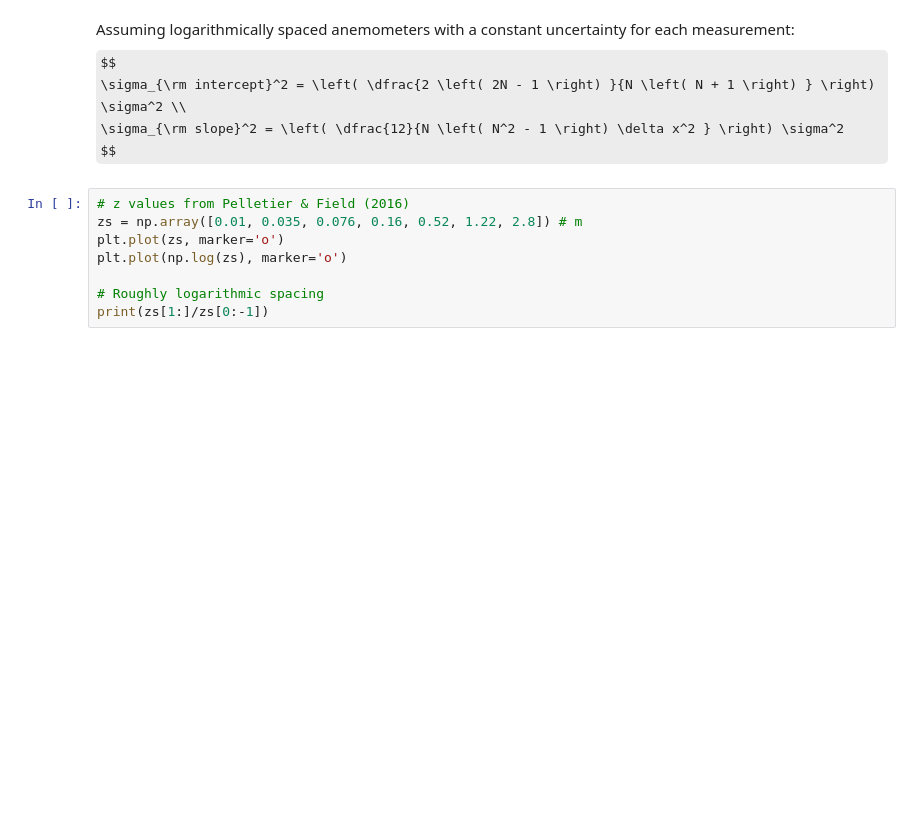
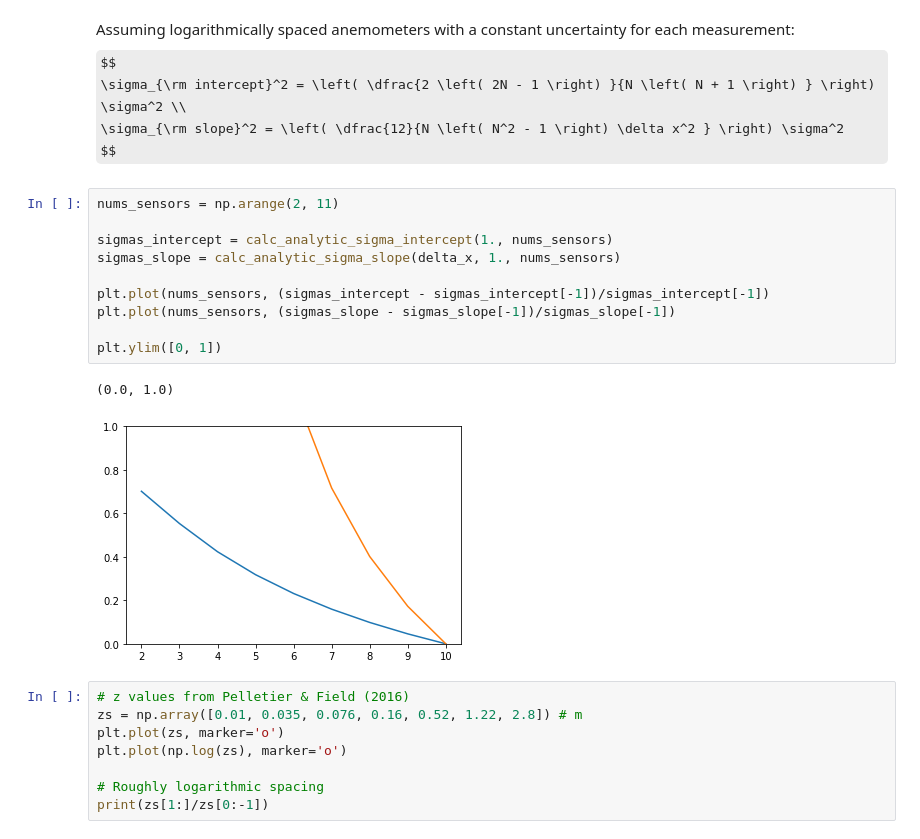
Before and after one commit to BoiseStatePlanetary/Optimizing-Number-and-Placement-of-Anemometers, a Jupyter notebook: figures/Uncertainties on Roughness and Shear Velocity.ipynb, the cells around one changed output. Drawn from its saved outputs; the diff is of its cells as text; some formulas as TeX source; blank space fills up the shorter version.

```diff
--- a/figures/Uncertainties on Roughness and Shear Velocity.ipynb
+++ b/figures/Uncertainties on Roughness and Shear Velocity.ipynb
@@ -160,6 +161,19 @@ $$
 \sigma_{\rm intercept}^2 = \left( \dfrac{2 \left( 2N - 1 \right) }{N \left( N + 1 \right) } \right) \sigma^2 \\
 \sigma_{\rm slope}^2 = \left( \dfrac{12}{N \left( N^2 - 1 \right) \delta x^2 } \right) \sigma^2
 $$
+# %%
+nums_sensors = np.arange(2, 11)
+
+sigmas_intercept = calc_analytic_sigma_intercept(1., nums_sensors)
+sigmas_slope = calc_analytic_sigma_slope(delta_x, 1., nums_sensors)
+
+plt.plot(nums_sensors, (sigmas_intercept - sigmas_intercept[-1])/sigmas_intercept[-1])
+plt.plot(nums_sensors, (sigmas_slope - sigmas_slope[-1])/sigmas_slope[-1])
+
+plt.ylim([0, 1])
+# %% [output]
+(0.0, 1.0)
+[figure, added]
 # %%
 # z values from Pelletier & Field (2016)
 zs = np.array([0.01, 0.035, 0.076, 0.16, 0.52, 1.22, 2.8]) # m
```
Also changed, not shown: parts of 21 cells of this notebook.
